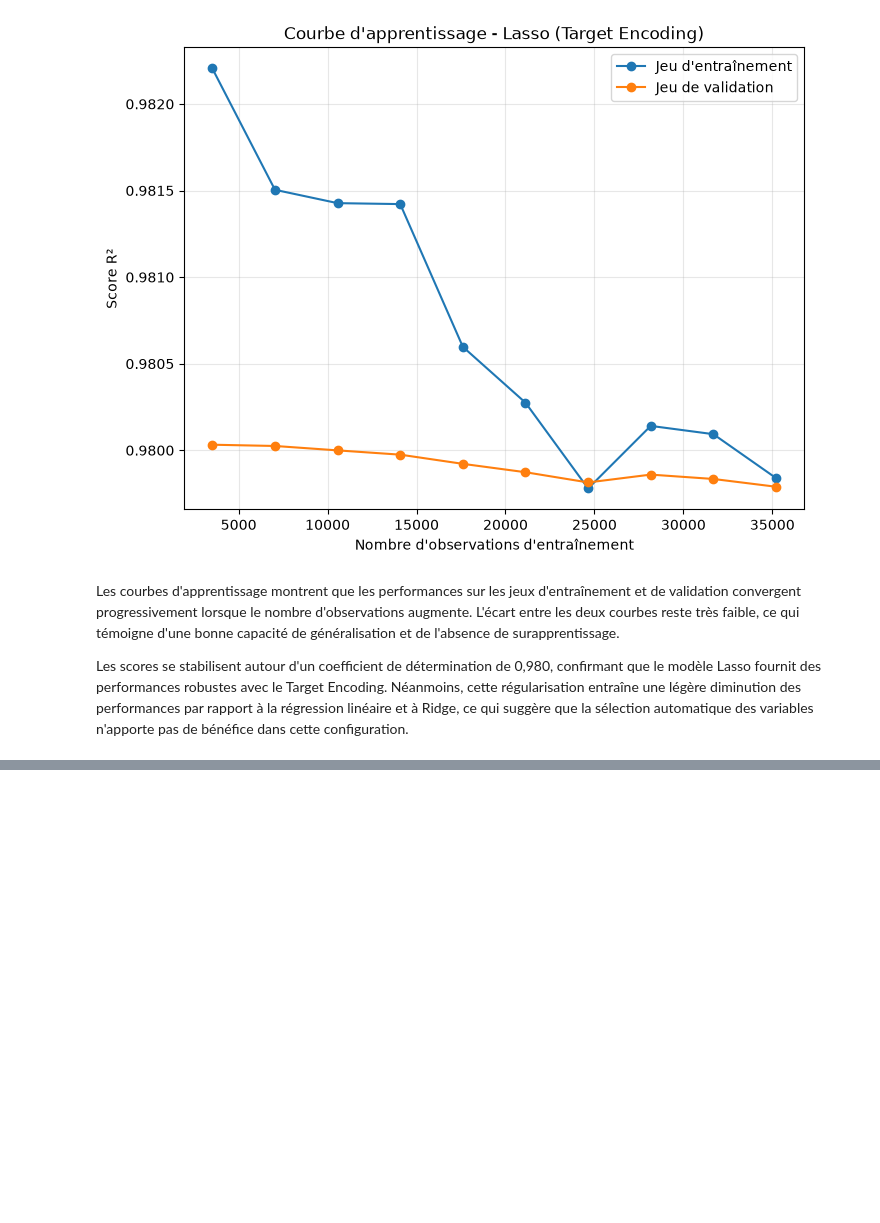
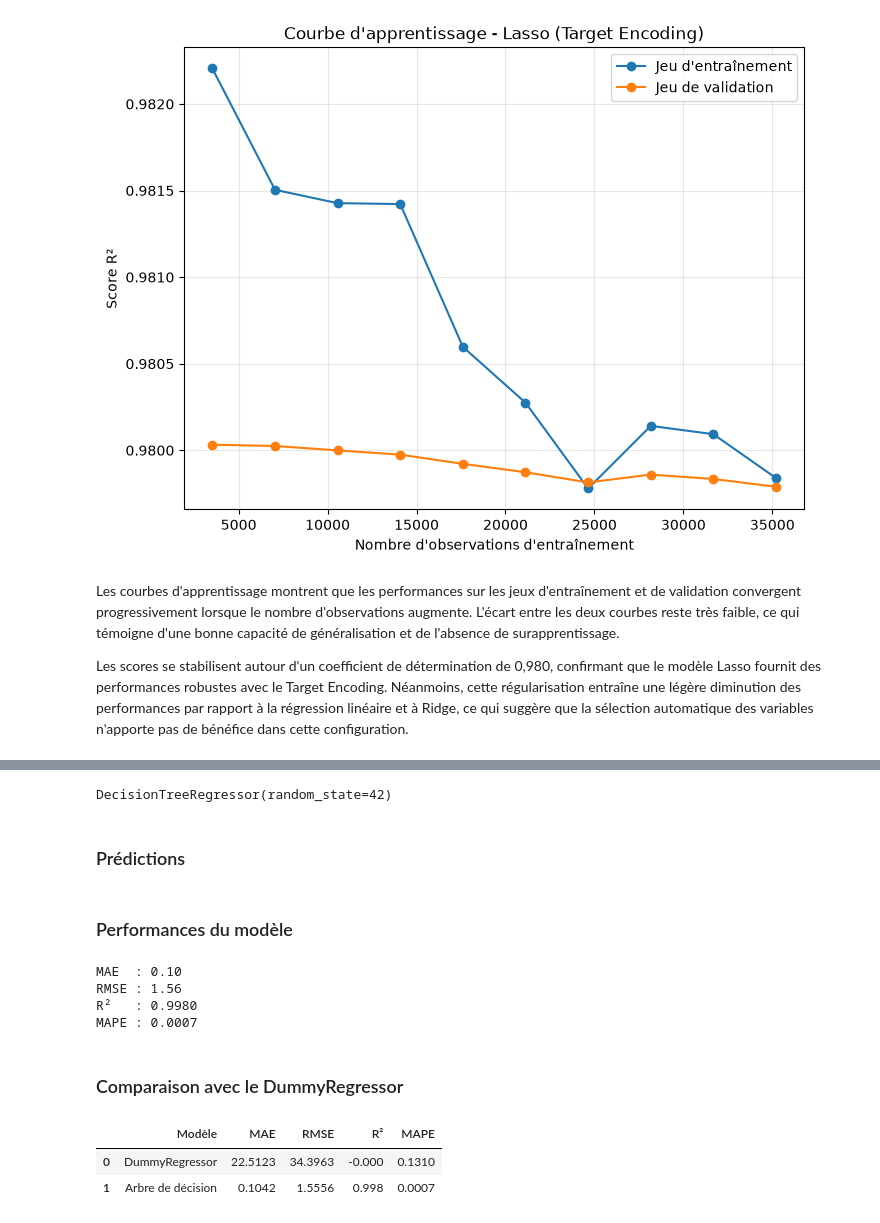
Before and after one commit to LarissaVarnakova/Projet_CO2, a Jupyter notebook: notebooks/modelisation_aziz_target_encoding.ipynb, the cells around one changed output, grey strips where cells are left out. Cells and saved outputs as stored; diff of their text form; code cells hidden in the pictures; blank space fills up the shorter version.

```diff
--- a/notebooks/modelisation_aziz_target_encoding.ipynb
+++ b/notebooks/modelisation_aziz_target_encoding.ipynb
@@ -1809,0 +1820,12 @@ Les scores se stabilisent autour d'un coefficient de détermination de 0,980, co
+# %%
+from sklearn.tree import DecisionTreeRegressor
+
+# Initialisation du modèle
+tree = DecisionTreeRegressor(random_state=42)
+
+# Entraînement
+tree.fit(X_train, y_train)
+# %% [output]
+DecisionTreeRegressor(random_state=42)
+# %% [markdown]
+### Prédictions
@@ -1809,0 +1835,34 @@ Les scores se stabilisent autour d'un coefficient de détermination de 0,980, co
+# %% [markdown]
+### Performances du modèle
+# %%
+mae_tree = mean_absolute_error(y_test, y_pred_tree)
+rmse_tree = np.sqrt(mean_squared_error(y_test, y_pred_tree))
+r2_tree = r2_score(y_test, y_pred_tree)
+mape_tree = mean_absolute_percentage_error(y_test, y_pred_tree)
+
+print(f"MAE  : {mae_tree:.2f}")
+print(f"RMSE : {rmse_tree:.2f}")
+print(f"R²   : {r2_tree:.4f}")
+print(f"MAPE : {mape_tree:.4f}")
+# %% [output]
+MAE  : 0.10
+RMSE : 1.56
+R²   : 0.9980
+MAPE : 0.0007
+# %% [markdown]
+### Comparaison avec le DummyRegressor
+# %%
+comparaison_dummy_tree = pd.DataFrame({
+    "Modèle": ["DummyRegressor", "Arbre de décision"],
+    "MAE": [mae_dummy, mae_tree],
+    "RMSE": [rmse_dummy, rmse_tree],
+    "R²": [r2_dummy, r2_tree],
+    "MAPE": [mape_dummy, mape_tree]
+})
+
+comparaison_dummy_tree = comparaison_dummy_tree.round(4)
+comparaison_dummy_tree
+# %% [output]
+|  | Modèle | MAE | RMSE | R² | MAPE |
+| 0 | DummyRegressor | 22.5123 | 34.3963 | -0.000 | 0.1310 |
+| 1 | Arbre de décision | 0.1042 | 1.5556 | 0.998 | 0.0007 |
```
Also changed, not shown: parts of 24 cells of this notebook.
